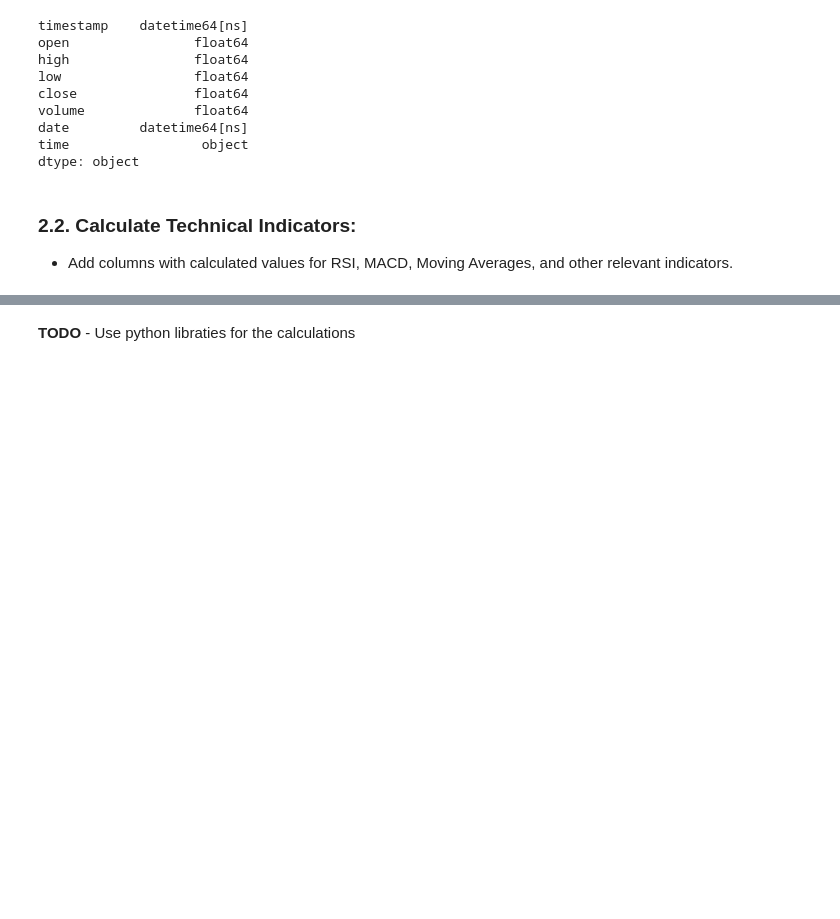
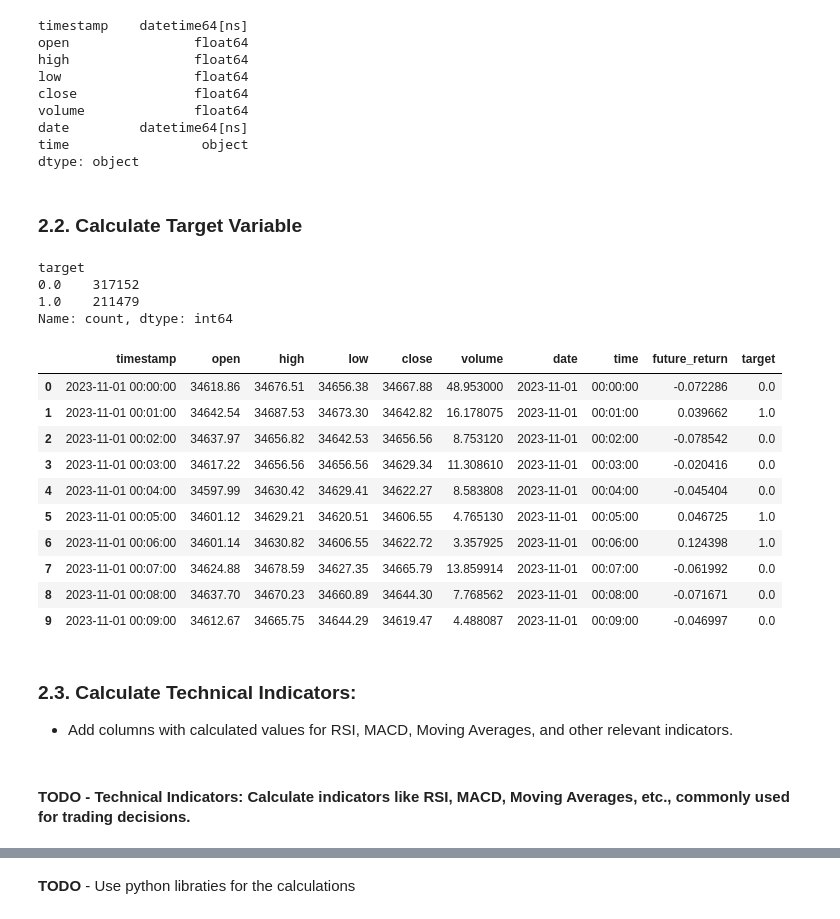
Before and after one commit to kostadinlambov/Algorithmic-Trading-Bot, a Jupyter notebook: Notebook/Algorithmic Trading Bot.ipynb, the cells around one changed output, grey strips where cells are left out. Cells and saved outputs as stored; diff of their text form; code cells hidden in the pictures; blank space fills up the shorter version.

```diff
--- a/Notebook/Algorithmic trading.ipynb
+++ b/Notebook/Algorithmic Trading Bot.ipynb
@@ -214,9 +212,70 @@ volume              float64
 date         datetime64[ns]
 time                 object
 dtype: object
+# %% [markdown]
+### 2.2. Calculate Target Variable
+# %%
+def create_target_variable(data, threshold = 0.01):
+    """
+    Computes and sets the 'target' variable from the input 'data' and 'threshold'.
+    Creates a 'target' column with the computed values in the 'data' DataFrame.
+
+    Parameters
+    ----------
+    data: a DataFrame with the time series data. There must be a column named 'close'!
+          This column will be used by the user to calculate the 'target' variable.
+
+    threshold: threshold for the price change to classify as 'buy' or 'sell'. For instance, if you want a 1% increase to be a 'buy' signal,
+               the threshold will be 0.01. Adjust this threshold as per your strategy.
+    """
+    # Create a copy of the DataFrame
+    data_copy = data.copy(deep=True)
+
+    # Compute the percentage change between the current close price and the close price in the next period.
+    # This will help define whether there’s a significant increase or decrease.
+    data_copy['future_return'] = ((data_copy['close'].shift(-1) - data_copy['close']) / data_copy['close']) * 100
+
+    # Define the target as 1 (buy) if the future return is above the threshold, and 0 (sell) if it is below or equal to the threshold.
+    data_copy['target'] = (data_copy['future_return'] > threshold).astype(float)
+
+    # The last row in your dataset will have a NaN value for 'future_return' due to the shift operation. Drop this row to clean up the dataset.
+    data_copy = data_copy.dropna()
+
+    # Check the balance of 1s and 0s in our target variable to understand how many “buy” and “sell” signals we have.
+    print(data_copy['target'].value_counts())
+
+    return data_copy
+# %%
+# Define the threshold for the price change to classify as 'buy' or 'sell'. For instance, if we want a 1% increase to be a 'buy' signal,
+# the threshold will be 0.01.
+threshold = 0.01
+
+# Compute the 'target' variable
+btc_price_data_1_year = create_target_variable(btc_price_data_1_year, threshold)
+# %% [output]
+target
+0.0    317152
+1.0    211479
+Name: count, dtype: int64
+# %%
+btc_price_data_1_year.head(10)
+# %% [output]
+|  | timestamp | open | high | low | close | volume | date | time | future_return | target |
+| 0 | 2023-11-01 00:00:00 | 34618.86 | 34676.51 | 34656.38 | 34667.88 | 48.953000 | 2023-11-01 | 00:00:00 | -0.072286 | 0.0 |
+| 1 | 2023-11-01 00:01:00 | 34642.54 | 34687.53 | 34673.30 | 34642.82 | 16.178075 | 2023-11-01 | 00:01:00 | 0.039662 | 1.0 |
+| 2 | 2023-11-01 00:02:00 | 34637.97 | 34656.82 | 34642.53 | 34656.56 | 8.753120 | 2023-11-01 | 00:02:00 | -0.078542 | 0.0 |
+| 3 | 2023-11-01 00:03:00 | 34617.22 | 34656.56 | 34656.56 | 34629.34 | 11.308610 | 2023-11-01 | 00:03:00 | -0.020416 | 0.0 |
+| 4 | 2023-11-01 00:04:00 | 34597.99 | 34630.42 | 34629.41 | 34622.27 | 8.583808 | 2023-11-01 | 00:04:00 | -0.045404 | 0.0 |
+| 5 | 2023-11-01 00:05:00 | 34601.12 | 34629.21 | 34620.51 | 34606.55 | 4.765130 | 2023-11-01 | 00:05:00 | 0.046725 | 1.0 |
+| 6 | 2023-11-01 00:06:00 | 34601.14 | 34630.82 | 34606.55 | 34622.72 | 3.357925 | 2023-11-01 | 00:06:00 | 0.124398 | 1.0 |
+| 7 | 2023-11-01 00:07:00 | 34624.88 | 34678.59 | 34627.35 | 34665.79 | 13.859914 | 2023-11-01 | 00:07:00 | -0.061992 | 0.0 |
+| 8 | 2023-11-01 00:08:00 | 34637.70 | 34670.23 | 34660.89 | 34644.30 | 7.768562 | 2023-11-01 | 00:08:00 | -0.071671 | 0.0 |
+| 9 | 2023-11-01 00:09:00 | 34612.67 | 34665.75 | 34644.29 | 34619.47 | 4.488087 | 2023-11-01 | 00:09:00 | -0.046997 | 0.0 |
 # %% [markdown]
-### 2.2. Calculate Technical Indicators:
+### 2.3. Calculate Technical Indicators:
    - Add columns with calculated values for RSI, MACD, Moving Averages, and other relevant indicators.
+# %% [markdown]
+#### **TODO** - **Technical Indicators**: Calculate indicators like RSI, MACD, Moving Averages, etc., commonly used for trading decisions.
 # %%
 btc_price_data_1_year.columns
 # %% [output]
```
Also changed, not shown: parts of 14 cells of this notebook, 3 other files.
